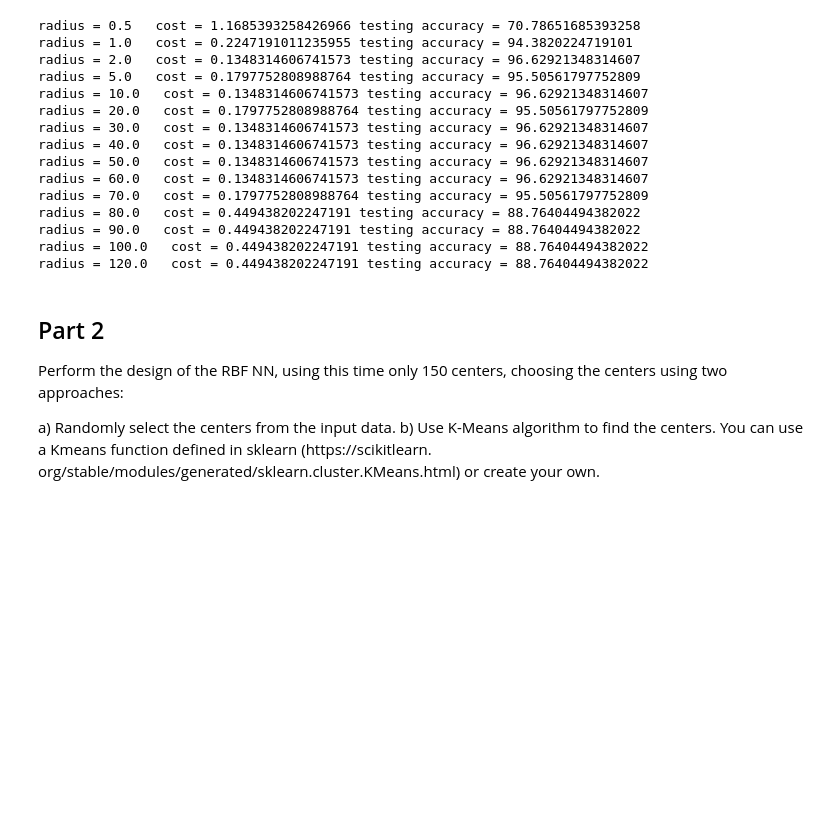
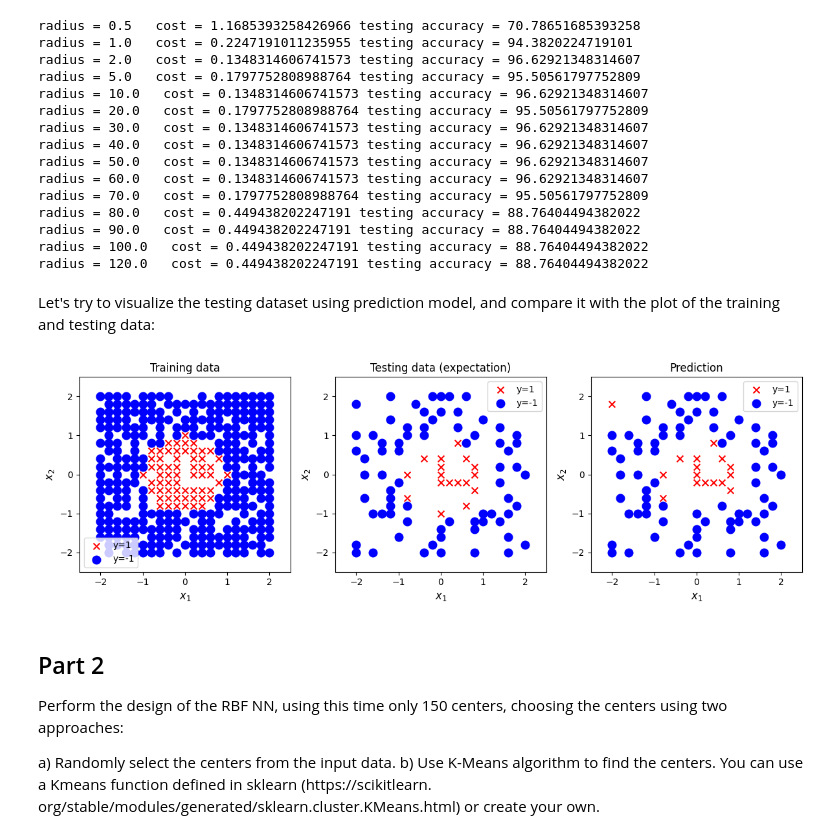
Before and after one commit to ECE657/Assignment2, a Jupyter notebook: Problem2.ipynb, the cells around one changed output. Cells and saved outputs as stored; diff of their text form; code cells hidden in the pictures; blank space fills up the shorter version.

```diff
--- a/Problem2.ipynb
+++ b/Problem2.ipynb
@@ -80,6 +94,12 @@ radius = 80.0   cost = 0.449438202247191 testing accuracy = 88.76404494382022
 radius = 90.0   cost = 0.449438202247191 testing accuracy = 88.76404494382022
 radius = 100.0   cost = 0.449438202247191 testing accuracy = 88.76404494382022
 radius = 120.0   cost = 0.449438202247191 testing accuracy = 88.76404494382022
+# %% [markdown]
+Let's try to visualize the testing dataset using prediction model, and compare it with the plot of the  training and testing data:
+# %%
+plot_data_in_comparison(X_train, y_train, X_test, y_test, X_test, saved_y_pred)
+# %% [output]
+[figure, added]
 # %% [markdown]
 ## Part 2
 Perform the design of the RBF NN, using this time only 150 centers, choosing the centers using two approaches:
```
Also changed, not shown: parts of 13 cells of this notebook, 1 other file.
